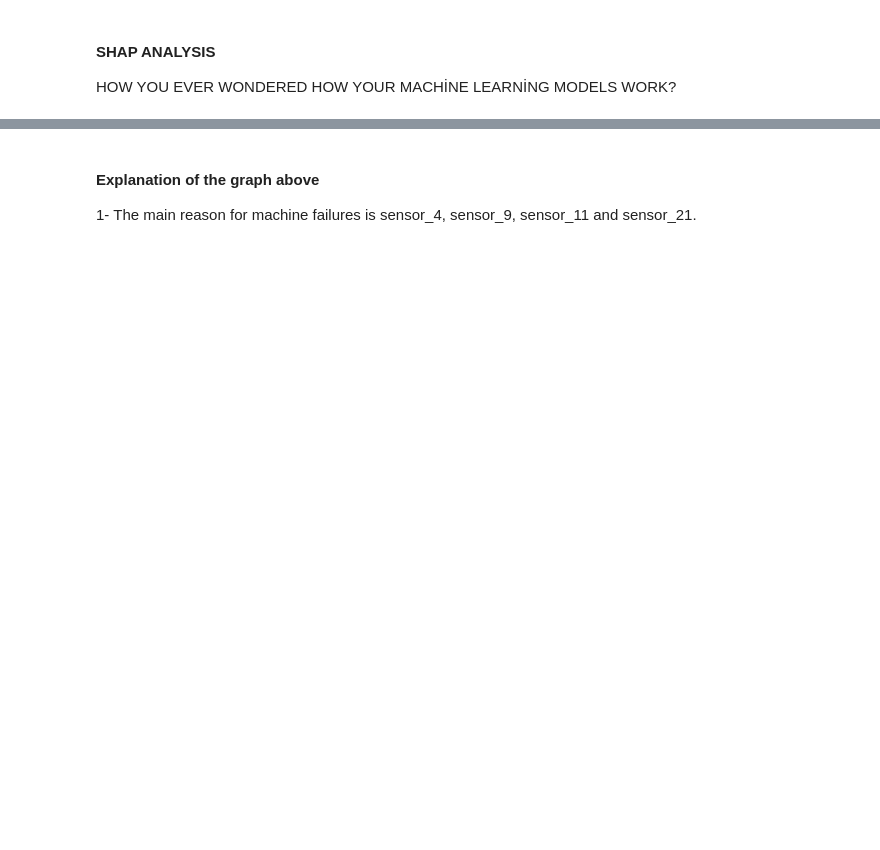
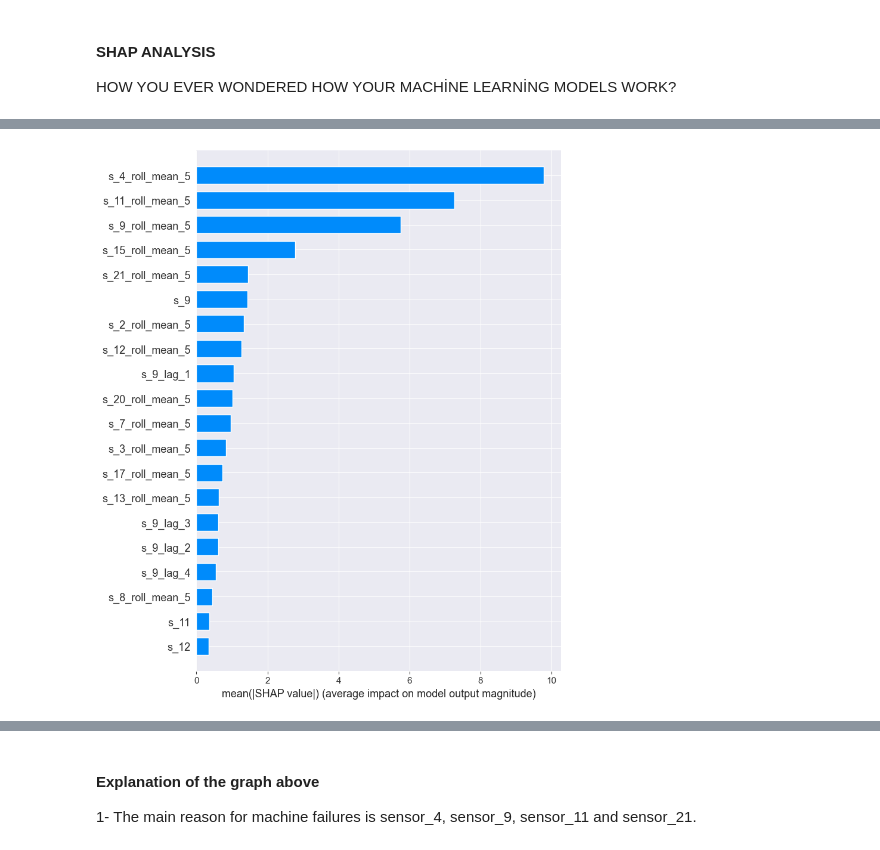
Before and after one commit to berkaylacinkaya/NASA_CMAPSS_TURBOFAN_ENGINE-PdM-, a Jupyter notebook: main.ipynb, the cells around one changed output, grey strips where cells are left out. Cells and saved outputs as stored; diff of their text form; code cells hidden in the pictures; blank space fills up the shorter version.

```diff
--- a/main.ipynb
+++ b/main.ipynb
@@ -641,3 +770,5 @@ shap.summary_plot(shap_values, X_test_for_shap)
 # %%
-shap.summary_plot(shap_values, X_test_for_shap, plot_type="bar")
+shap.summary_plot(shap_values, X_test, plot_type="bar")
+# %% [output]
+[figure, added]
 # %%
```
Also changed, not shown: parts of 25 cells of this notebook, 4 other files.
